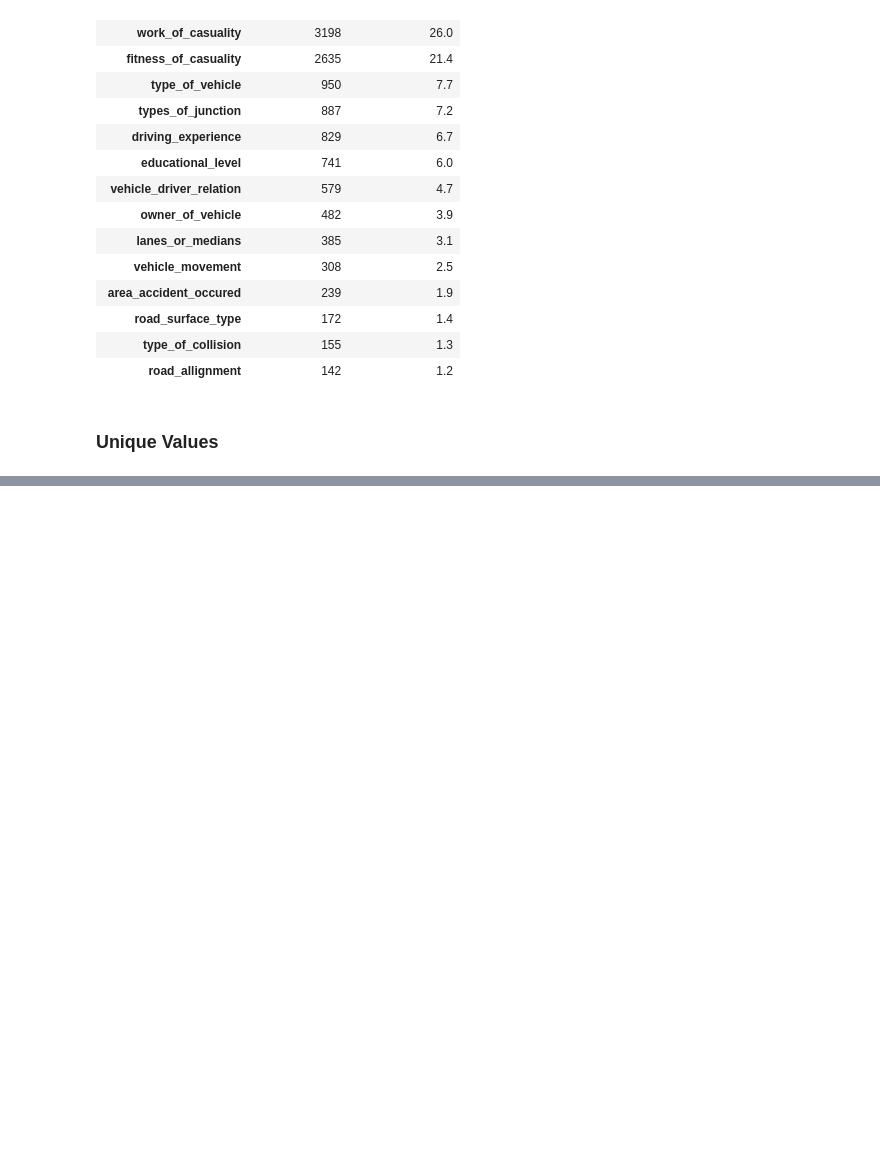
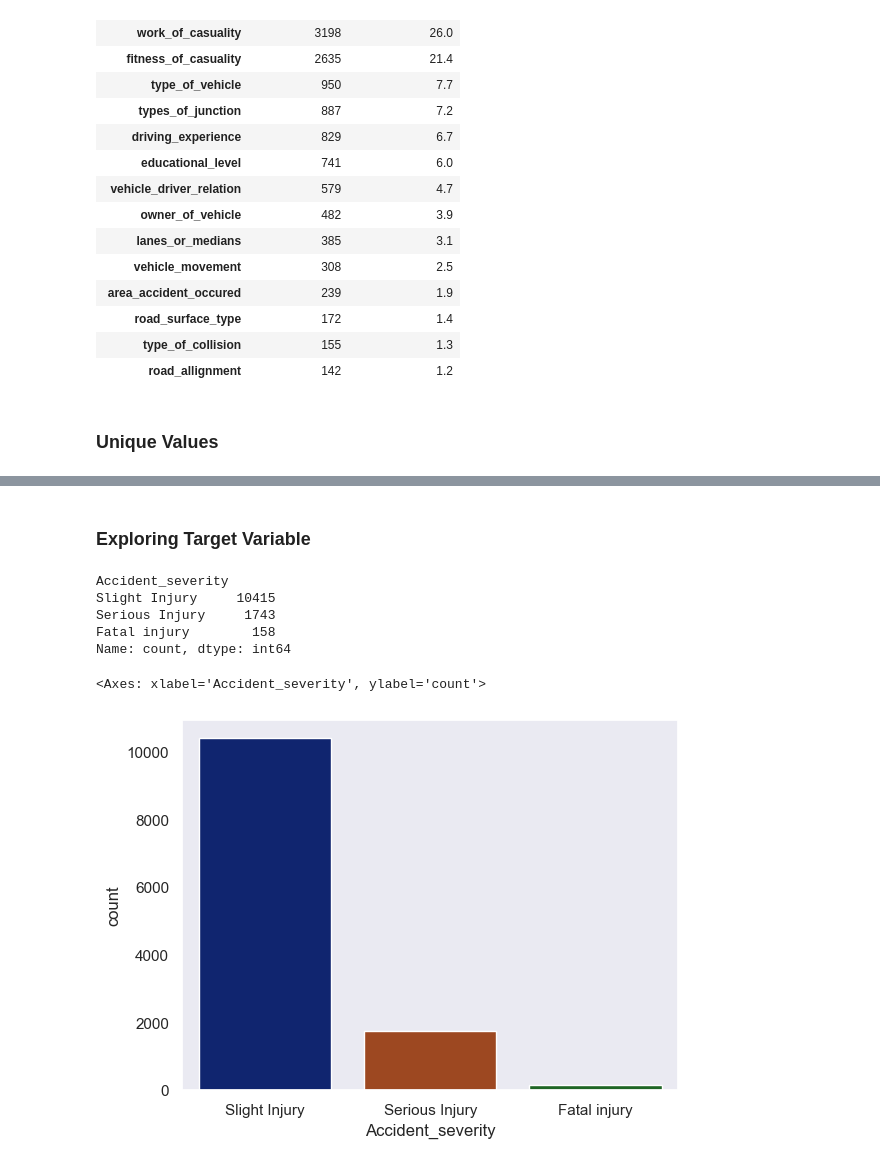
Before and after one commit to mritesh776/ml_projects, a Jupyter notebook: Project 1 Road Traffic Accident classification/Notebook/v2.ipynb, the cells around one changed output, grey strips where cells are left out. Drawn from its saved outputs; the diff is of its cells as text; code cells hidden in the pictures; blank space fills up the shorter version.

```diff
--- a/Project 1 Road Traffic Accident classification/Notebook/v2.ipynb
+++ b/Project 1 Road Traffic Accident classification/Notebook/v2.ipynb
@@ -327,0 +337,13 @@ Unique values: Slight Injury, Serious Injury, Fatal injury
+# %% [markdown]
+### Exploring Target Variable
+# %%
+print(df['Accident_severity'].value_counts())
+sns.countplot(data=df, x='Accident_severity')
+# %% [output]
+Accident_severity
+Slight Injury     10415
+Serious Injury     1743
+Fatal injury        158
+Name: count, dtype: int64
+<Axes: xlabel='Accident_severity', ylabel='count'>
+[figure, added]
```
Also changed, not shown: parts of 6 cells of this notebook, 1 other file.
